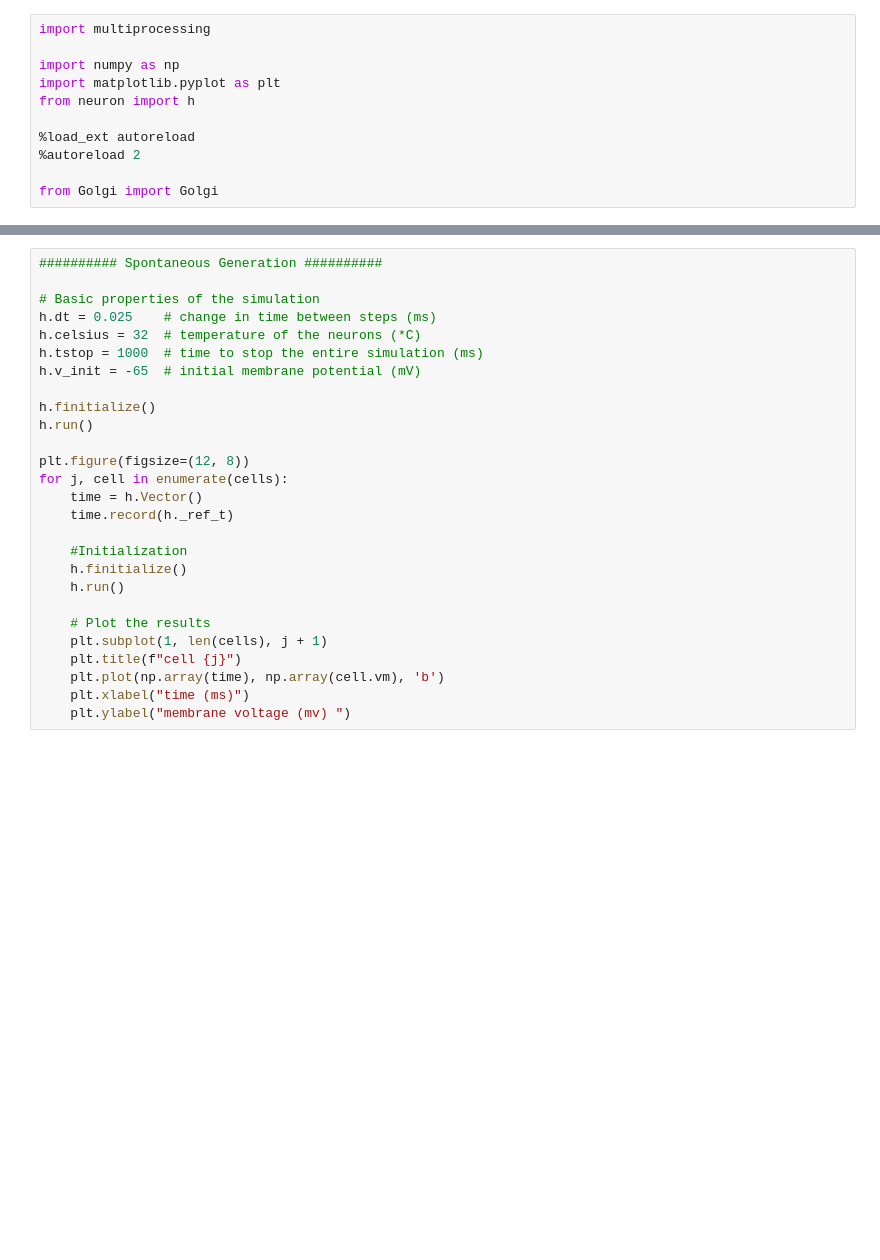
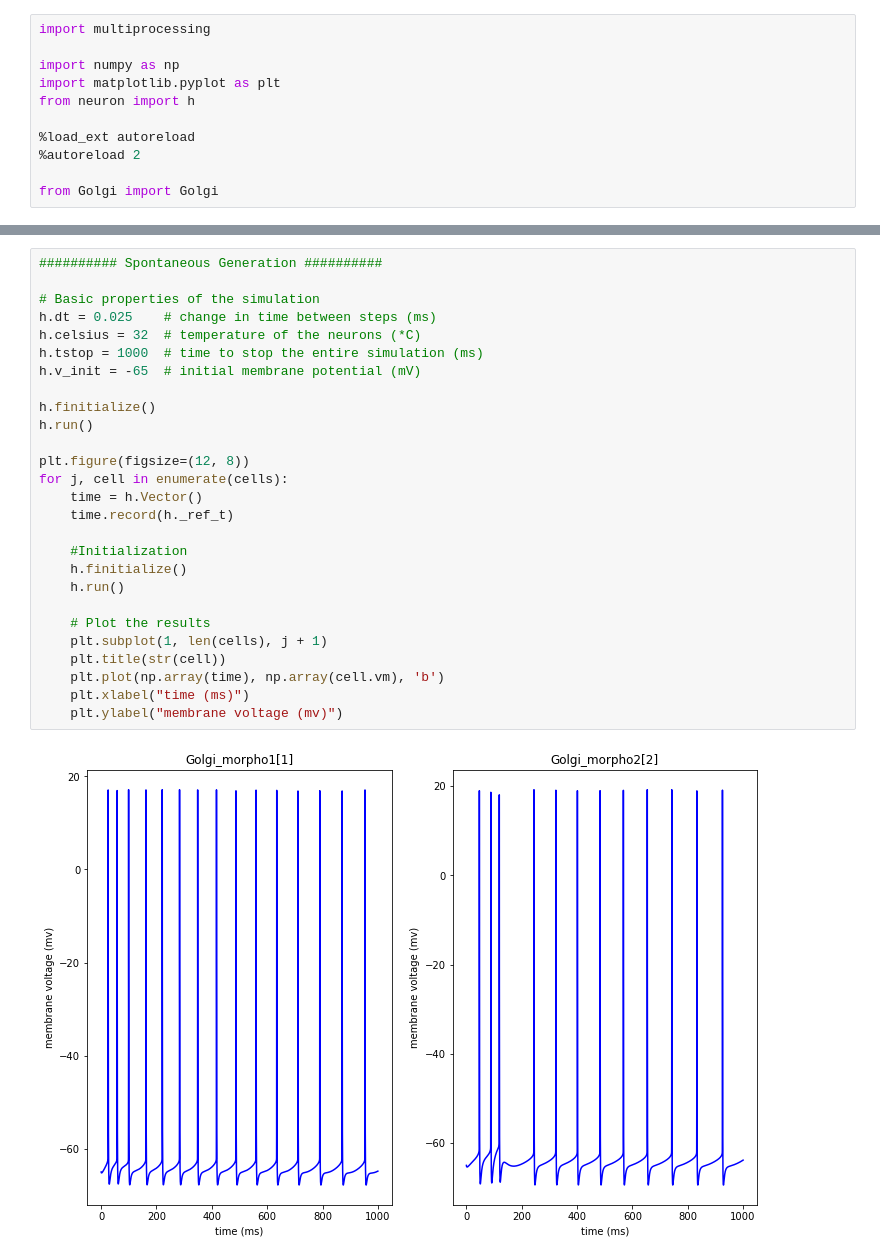
Before and after one commit to Spiritreaper331/Honors-Project-2022, a Jupyter notebook: Cerebellum Model/Golgi testing.ipynb, the cells around one changed output, grey strips where cells are left out. Cells and saved outputs as stored; diff of their text form; blank space fills up the shorter version.

```diff
--- a/Cerebellum Model/Golgi testing.ipynb
+++ b/Cerebellum Model/Golgi testing.ipynb
@@ -44,30 +40,32 @@ Main branch starting at line 2375 is outside the soma bounding boxes
 # %%
 ########## Spontaneous Generation ##########
 
 # Basic properties of the simulation
 h.dt = 0.025    # change in time between steps (ms)
 h.celsius = 32  # temperature of the neurons (*C)
 h.tstop = 1000  # time to stop the entire simulation (ms)
 h.v_init = -65  # initial membrane potential (mV)
 
 h.finitialize()
 h.run()
 
 plt.figure(figsize=(12, 8))
 for j, cell in enumerate(cells):
     time = h.Vector()
     time.record(h._ref_t)
 
     #Initialization
     h.finitialize()
     h.run()
 
     # Plot the results
     plt.subplot(1, len(cells), j + 1)
-    plt.title(f"cell {j}")
+    plt.title(str(cell))
     plt.plot(np.array(time), np.array(cell.vm), 'b')
     plt.xlabel("time (ms)")
-    plt.ylabel("membrane voltage (mv) ")
+    plt.ylabel("membrane voltage (mv)")
+# %% [output]
+[figure, added]
 # %%
 ########## Current Testing ##########
 
```
Also changed, not shown: parts of 7 cells of this notebook.
